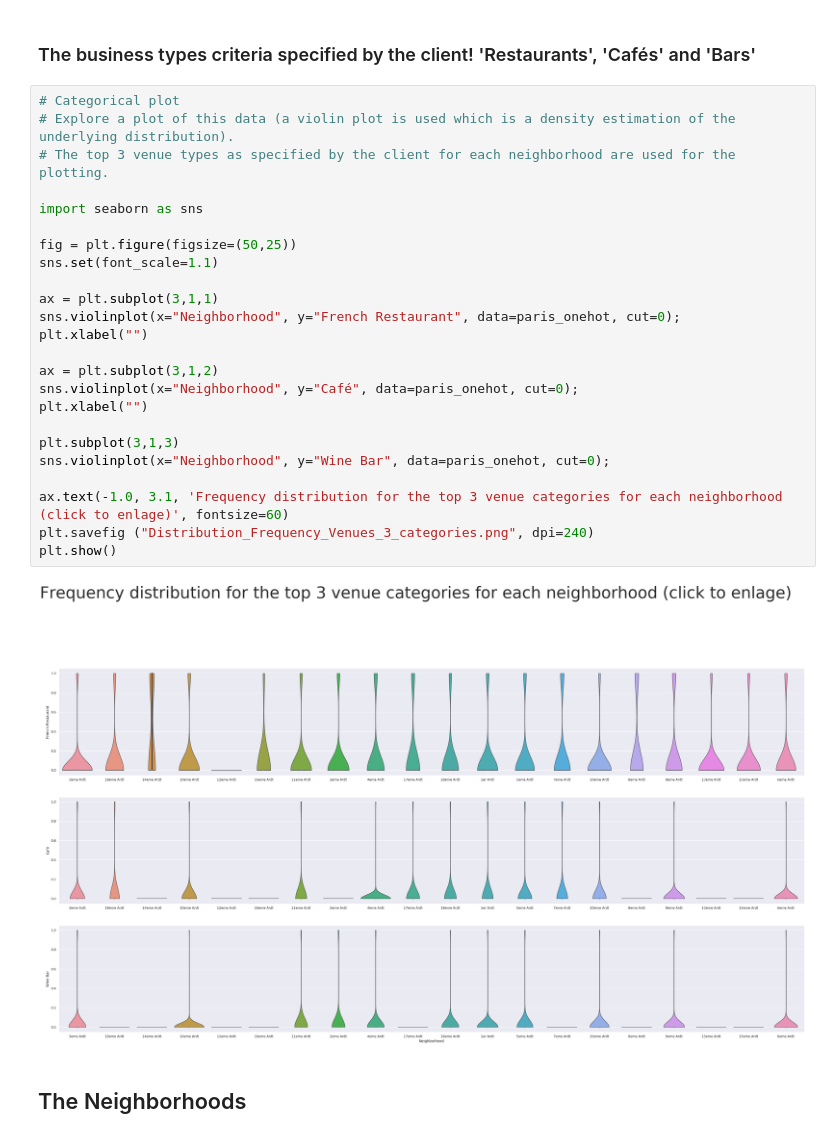
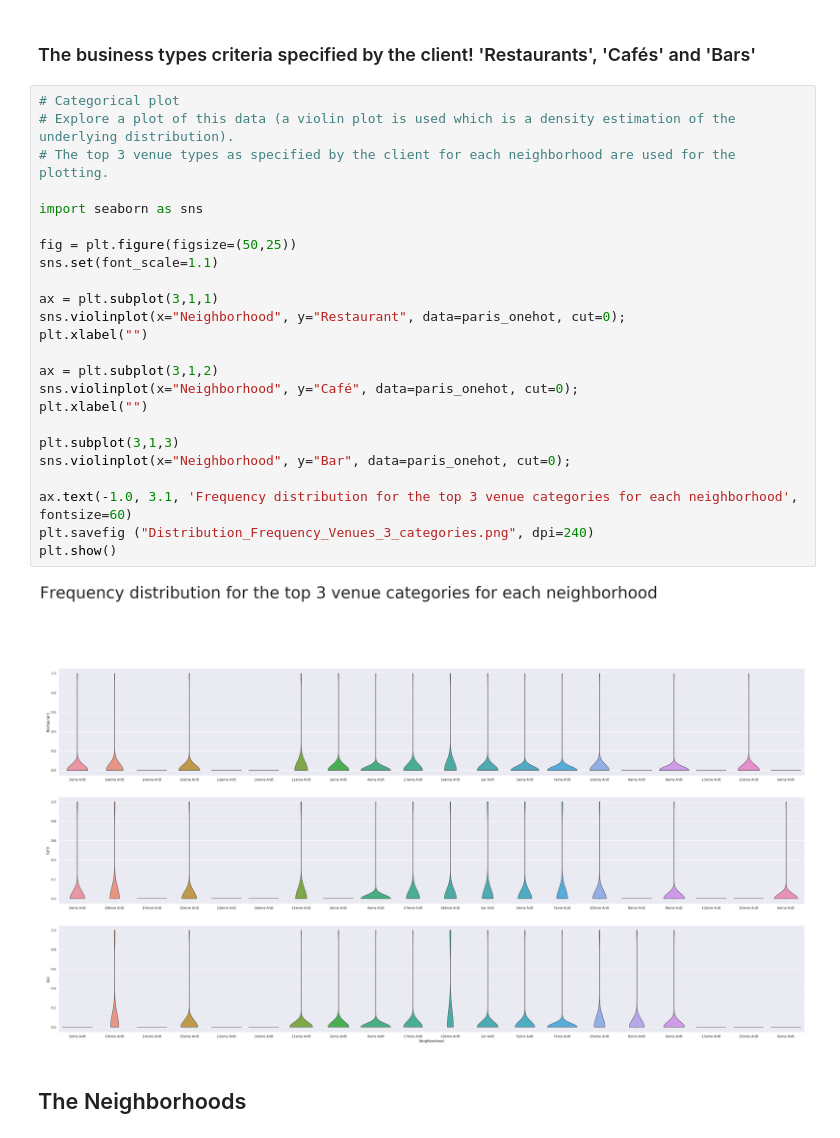
Before and after one commit to olaniyisinet/Coursera_Capstone, a Jupyter notebook: Capstone Project-Battle of Neighborhoods.ipynb, the cells around one changed output. Cells and saved outputs as stored; diff of their text form.

```diff
--- a/Capstone Project-Battle of Neighborhoods.ipynb
+++ b/Capstone Project-Battle of Neighborhoods.ipynb
@@ -622,29 +630,29 @@ paris_venues_sorted.head(20)
 # %%
 # Categorical plot
 # Explore a plot of this data (a violin plot is used which is a density estimation of the underlying distribution).
 # The top 3 venue types as specified by the client for each neighborhood are used for the plotting.
 
 import seaborn as sns
 
 fig = plt.figure(figsize=(50,25))
 sns.set(font_scale=1.1)
 
 ax = plt.subplot(3,1,1)
-sns.violinplot(x="Neighborhood", y="French Restaurant", data=paris_onehot, cut=0);
+sns.violinplot(x="Neighborhood", y="Restaurant", data=paris_onehot, cut=0);
 plt.xlabel("")
 
 ax = plt.subplot(3,1,2)
 sns.violinplot(x="Neighborhood", y="Café", data=paris_onehot, cut=0);
 plt.xlabel("")
 
 plt.subplot(3,1,3)
-sns.violinplot(x="Neighborhood", y="Wine Bar", data=paris_onehot, cut=0);
+sns.violinplot(x="Neighborhood", y="Bar", data=paris_onehot, cut=0);
 
-ax.text(-1.0, 3.1, 'Frequency distribution for the top 3 venue categories for each neighborhood (click to enlage)', fontsize=60)
+ax.text(-1.0, 3.1, 'Frequency distribution for the top 3 venue categories for each neighborhood', fontsize=60)
 plt.savefig ("Distribution_Frequency_Venues_3_categories.png", dpi=240)
 plt.show()
 # %% [output]
-[figure, old version]
+[figure, new version]
 # %% [markdown]
 ## The Neighborhoods
 # %%
```
Also changed, not shown: parts of 16 cells of this notebook.
